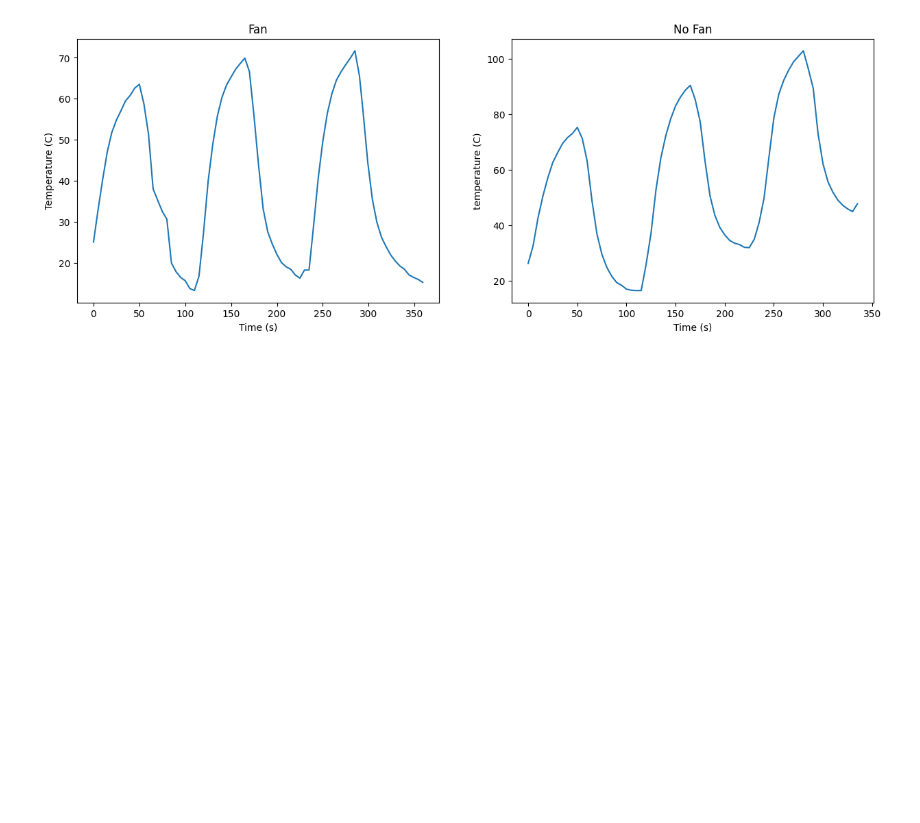
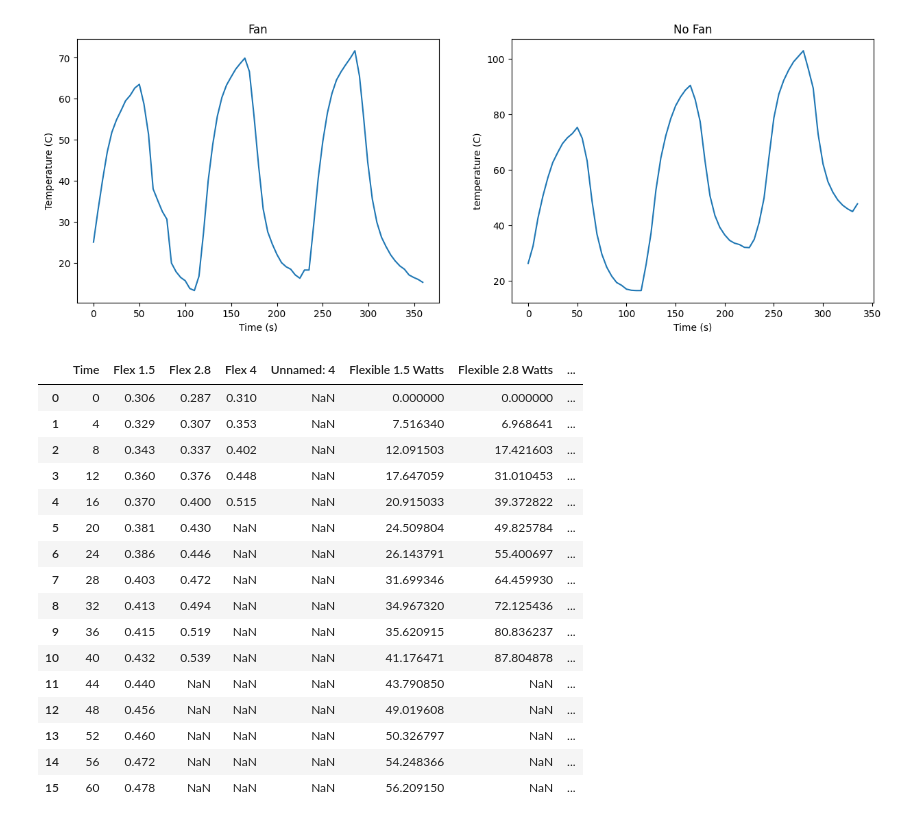
Before and after one commit to te5msride/peltier-comparisons, a Jupyter notebook: peltiercomparisons.ipynb, the cells around one changed output. Drawn from its saved outputs; the diff is of its cells as text; code cells hidden in the pictures; blank space fills up the shorter version.

Commit message:
energy data pre analysis

```diff
--- a/peltiercomparisons.ipynb
+++ b/peltiercomparisons.ipynb
@@ -156,3 +156,26 @@ ax[1].set_xlabel('Time (s)')
 plt.show()
 # %% [output]
 [figure]
+# %%
+energypeltier = pd.read_excel('data_4_19_2023.xlsx',sheet_name="energypeltier")
+energyheater = pd.read_excel('data_4_19_2023.xlsx',sheet_name="energyheater")
+# %%
+energypeltier
+# %% [output]
+|  | Time | Flex 1.5 | Flex 2.8 | Flex 4 | Unnamed: 4 | Flexible 1.5 Watts | Flexible 2.8 Watts | ... |
+| 0 | 0 | 0.306 | 0.287 | 0.310 | NaN | 0.000000 | 0.000000 | ... |
+| 1 | 4 | 0.329 | 0.307 | 0.353 | NaN | 7.516340 | 6.968641 | ... |
+| 2 | 8 | 0.343 | 0.337 | 0.402 | NaN | 12.091503 | 17.421603 | ... |
+| 3 | 12 | 0.360 | 0.376 | 0.448 | NaN | 17.647059 | 31.010453 | ... |
+| 4 | 16 | 0.370 | 0.400 | 0.515 | NaN | 20.915033 | 39.372822 | ... |
+| 5 | 20 | 0.381 | 0.430 | NaN | NaN | 24.509804 | 49.825784 | ... |
+| 6 | 24 | 0.386 | 0.446 | NaN | NaN | 26.143791 | 55.400697 | ... |
+| 7 | 28 | 0.403 | 0.472 | NaN | NaN | 31.699346 | 64.459930 | ... |
+| 8 | 32 | 0.413 | 0.494 | NaN | NaN | 34.967320 | 72.125436 | ... |
+| 9 | 36 | 0.415 | 0.519 | NaN | NaN | 35.620915 | 80.836237 | ... |
+| 10 | 40 | 0.432 | 0.539 | NaN | NaN | 41.176471 | 87.804878 | ... |
+| 11 | 44 | 0.440 | NaN | NaN | NaN | 43.790850 | NaN | ... |
+| 12 | 48 | 0.456 | NaN | NaN | NaN | 49.019608 | NaN | ... |
+| 13 | 52 | 0.460 | NaN | NaN | NaN | 50.326797 | NaN | ... |
+| 14 | 56 | 0.472 | NaN | NaN | NaN | 54.248366 | NaN | ... |
+| 15 | 60 | 0.478 | NaN | NaN | NaN | 56.209150 | NaN | ... |
```
